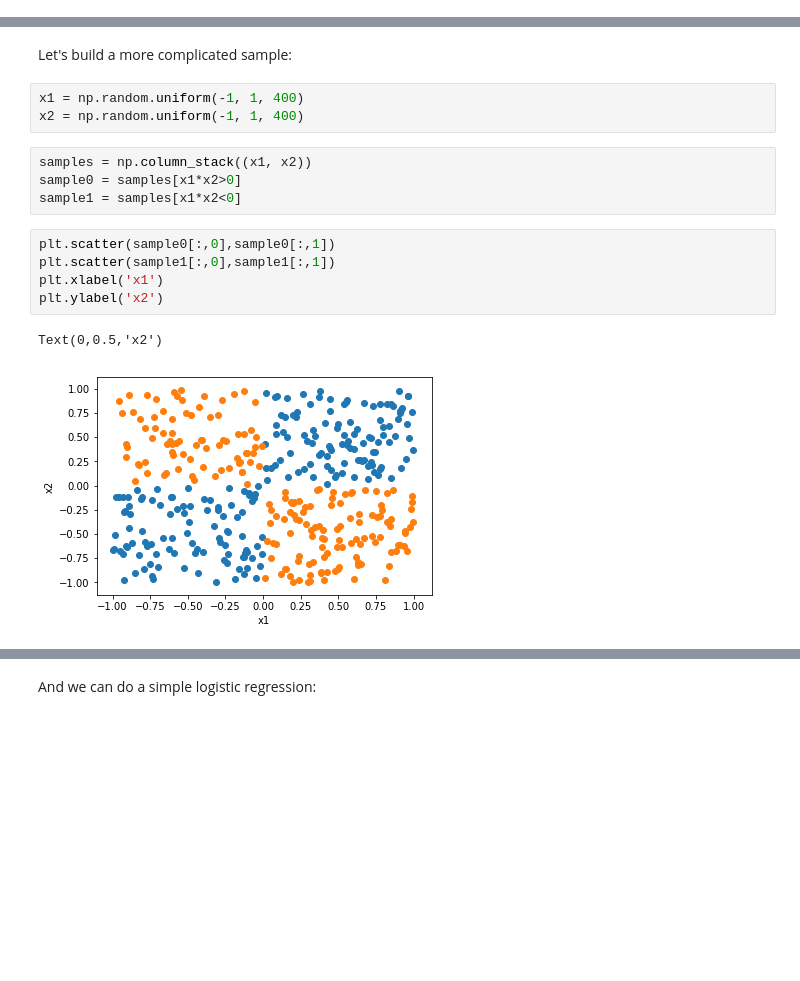
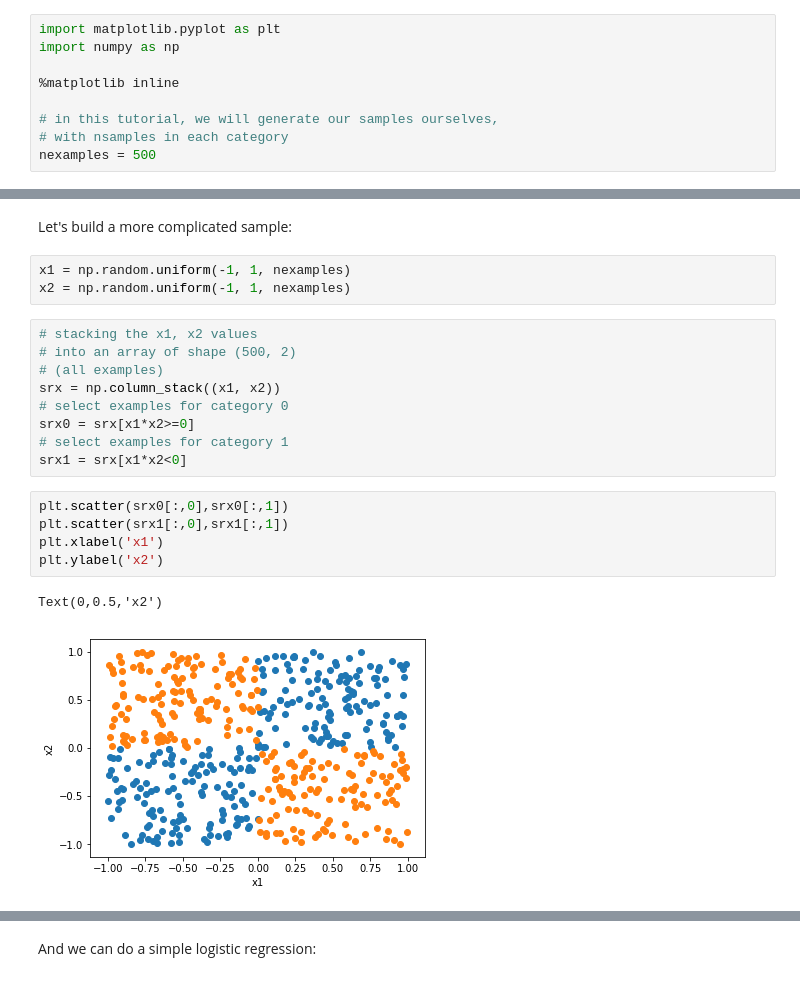
Before and after one commit to cbernet/maldives, a Jupyter notebook: one_neuron/logistic_regression_2d.ipynb, the cells around one changed output, grey strips where cells are left out. Drawn from its saved outputs; the diff is of its cells as text; blank space fills up the shorter version.

```diff
--- a/one_neuron/logistic_regression_2d.ipynb
+++ b/one_neuron/logistic_regression_2d.ipynb
@@ -35,3 +28,12 @@ import matplotlib.pyplot as plt
+# %%
+import matplotlib.pyplot as plt
+import numpy as np
+
+%matplotlib inline
+
+# in this tutorial, we will generate our samples ourselves,
+# with nsamples in each category
+nexamples = 500
 # %% [markdown]
 ## Dataset creation
 
@@ -144,18 +275,23 @@ But what about more complicated sample distributions?
 # %% [markdown]
 Let's build a more complicated sample:
 # %%
-x1 = np.random.uniform(-1, 1, 400)
-x2 = np.random.uniform(-1, 1, 400)
+x1 = np.random.uniform(-1, 1, nexamples)
+x2 = np.random.uniform(-1, 1, nexamples)
-# %%
-samples = np.column_stack((x1, x2))
-sample0 = samples[x1*x2>0]
-sample1 = samples[x1*x2<0]
+# %%
+# stacking the x1, x2 values
+# into an array of shape (500, 2)
+# (all examples)
+srx = np.column_stack((x1, x2))
+# select examples for category 0
+srx0 = srx[x1*x2>=0]
+# select examples for category 1
+srx1 = srx[x1*x2<0]
 # %%
-plt.scatter(sample0[:,0],sample0[:,1])
-plt.scatter(sample1[:,0],sample1[:,1])
+plt.scatter(srx0[:,0],srx0[:,1])
+plt.scatter(srx1[:,0],srx1[:,1])
 plt.xlabel('x1')
 plt.ylabel('x2')
 # %% [output]
 Text(0,0.5,'x2')
-[figure, old version]
+[figure, new version]
 # %% [markdown]
```
Also changed, not shown: parts of 56 cells of this notebook.
